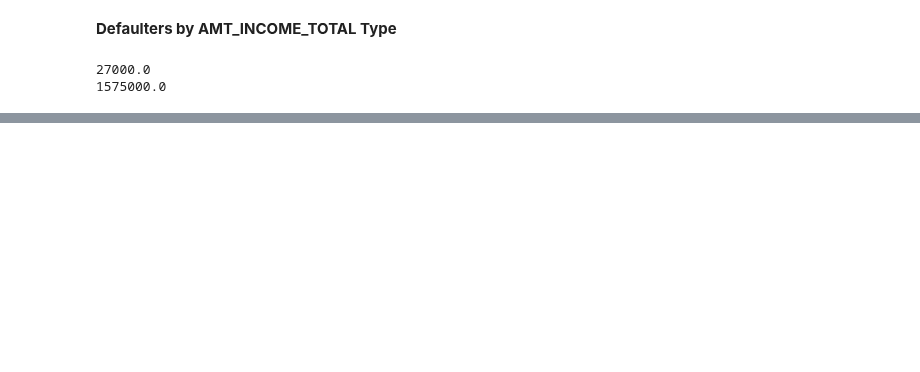
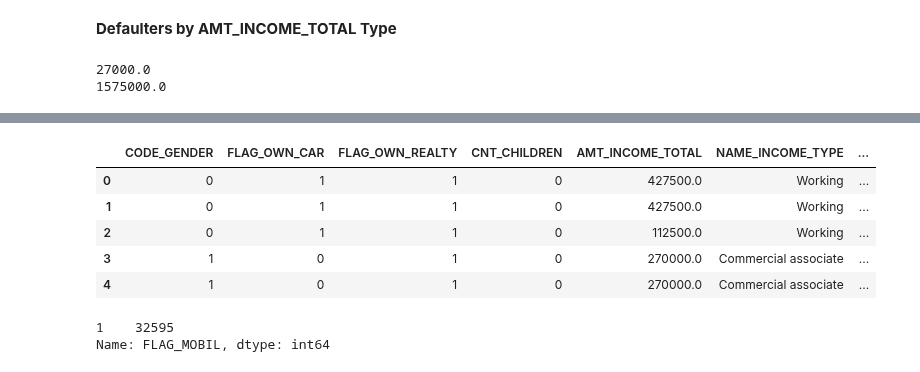
Before and after one commit to dvh549/Financial_Analytics, a Jupyter notebook: Main_Notebook.ipynb, the cells around one changed output, grey strips where cells are left out. Drawn from its saved outputs; the diff is of its cells as text; code cells hidden in the pictures; blank space fills up the shorter version.

```diff
--- a/Main_Notebook.ipynb
+++ b/Main_Notebook.ipynb
@@ -241,6 +233,6 @@ plt.show()
 # %%
-modified = pd.merge(cust_data, credit_data, on = "ID", how = "inner")
-modified.shape
+merged = pd.merge(cust_data, credit_data, on = "ID", how = "inner")
+merged.shape
 # %% [output]
 (36457, 20)
 # %%
@@ -255,12 +247,12 @@ modified.head()
 # %%
 # drop duplicated values
 
-modified.drop_duplicates(subset = ['CODE_GENDER', 'FLAG_OWN_CAR', 'FLAG_OWN_REALTY', 'CNT_CHILDREN',
+merged.drop_duplicates(subset = ['CODE_GENDER', 'FLAG_OWN_CAR', 'FLAG_OWN_REALTY', 'CNT_CHILDREN',
        'AMT_INCOME_TOTAL', 'NAME_INCOME_TYPE', 'NAME_EDUCATION_TYPE',
        'NAME_FAMILY_STATUS', 'NAME_HOUSING_TYPE', 'DAYS_BIRTH',
        'DAYS_EMPLOYED', 'FLAG_MOBIL', 'FLAG_WORK_PHONE', 'FLAG_PHONE',
        'FLAG_EMAIL', 'OCCUPATION_TYPE', 'CNT_FAM_MEMBERS', 'CUST_FOR_MONTHS',
        'target'], inplace = True)
-modified.shape
+merged.shape
 # %% [output]
 (32595, 20)
@@ -311,0 +308,4 @@ d_education_type.plot(kind='bar', figsize=(16,9),title="Defaulters by Education
+# %%
+# drop ID since it provides no value
+
+merged.drop("ID", axis = 1, inplace = True)
@@ -311,0 +335,4 @@ d_education_type.plot(kind='bar', figsize=(16,9),title="Defaulters by Education
+# %%
+# there are many null values for OCCUPATION_TYPE, hence we will assume that if null, the person is unemployed
+
+merged['OCCUPATION_TYPE'] = merged.OCCUPATION_TYPE.apply(lambda x : 'UNEMPLOYED' if pd.isnull(x) else x)
@@ -311,0 +364,19 @@ d_education_type.plot(kind='bar', figsize=(16,9),title="Defaulters by Education
+# %%
+# convert binary categorical columns
+
+merged['CODE_GENDER'] = merged.CODE_GENDER.apply(lambda x : 0 if x == 'M' else 1)
+merged['FLAG_OWN_CAR'] = merged.FLAG_OWN_CAR.apply(lambda x : 0 if x == 'N' else 1)
+merged['FLAG_OWN_REALTY'] = merged.FLAG_OWN_REALTY.apply(lambda x : 0 if x == 'N' else 1)
+merged.head()
+# %% [output]
+|  | CODE_GENDER | FLAG_OWN_CAR | FLAG_OWN_REALTY | CNT_CHILDREN | AMT_INCOME_TOTAL | NAME_INCOME_TYPE | ... |
+| 0 | 0 | 1 | 1 | 0 | 427500.0 | Working | ... |
+| 1 | 0 | 1 | 1 | 0 | 427500.0 | Working | ... |
+| 2 | 0 | 1 | 1 | 0 | 112500.0 | Working | ... |
+| 3 | 1 | 0 | 1 | 0 | 270000.0 | Commercial associate | ... |
+| 4 | 1 | 0 | 1 | 0 | 270000.0 | Commercial associate | ... |
+# %%
+merged.FLAG_MOBIL.value_counts()
+# %% [output]
+1    32595
+Name: FLAG_MOBIL, dtype: int64
```
Also changed, not shown: parts of 46 cells of this notebook.
